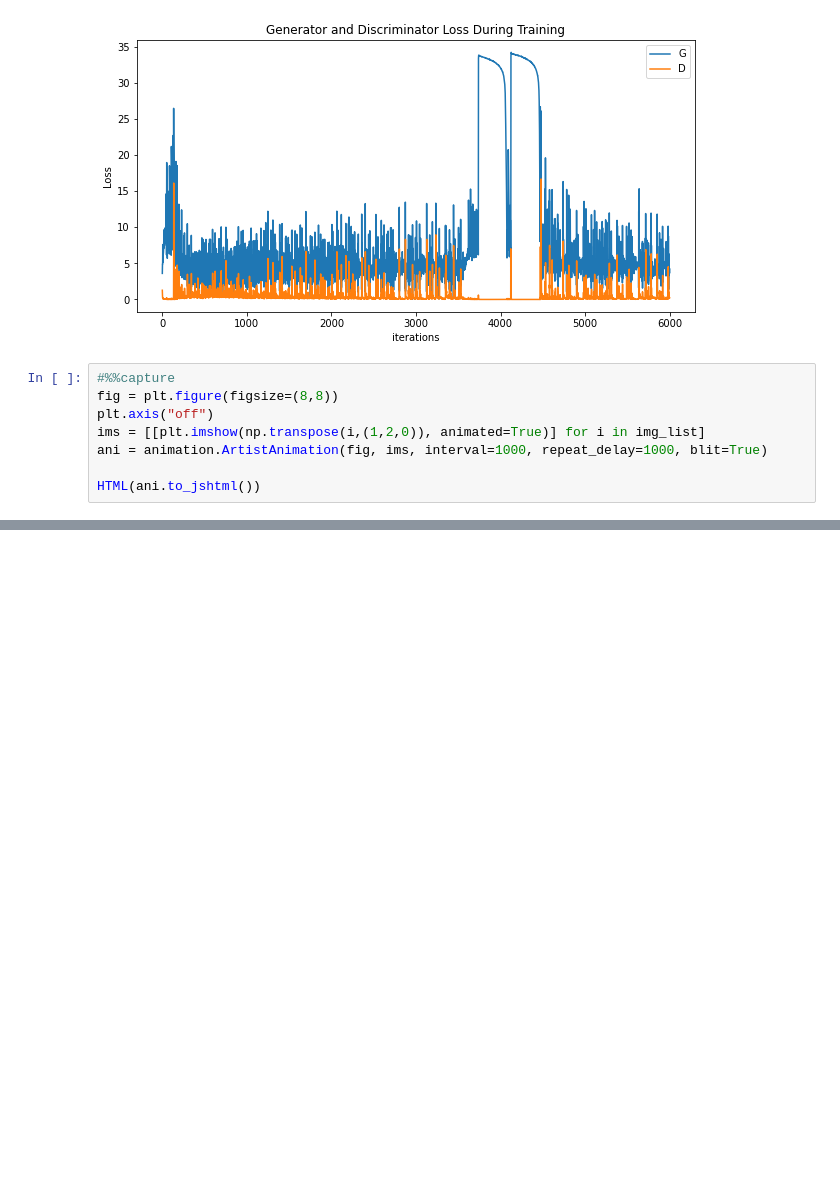
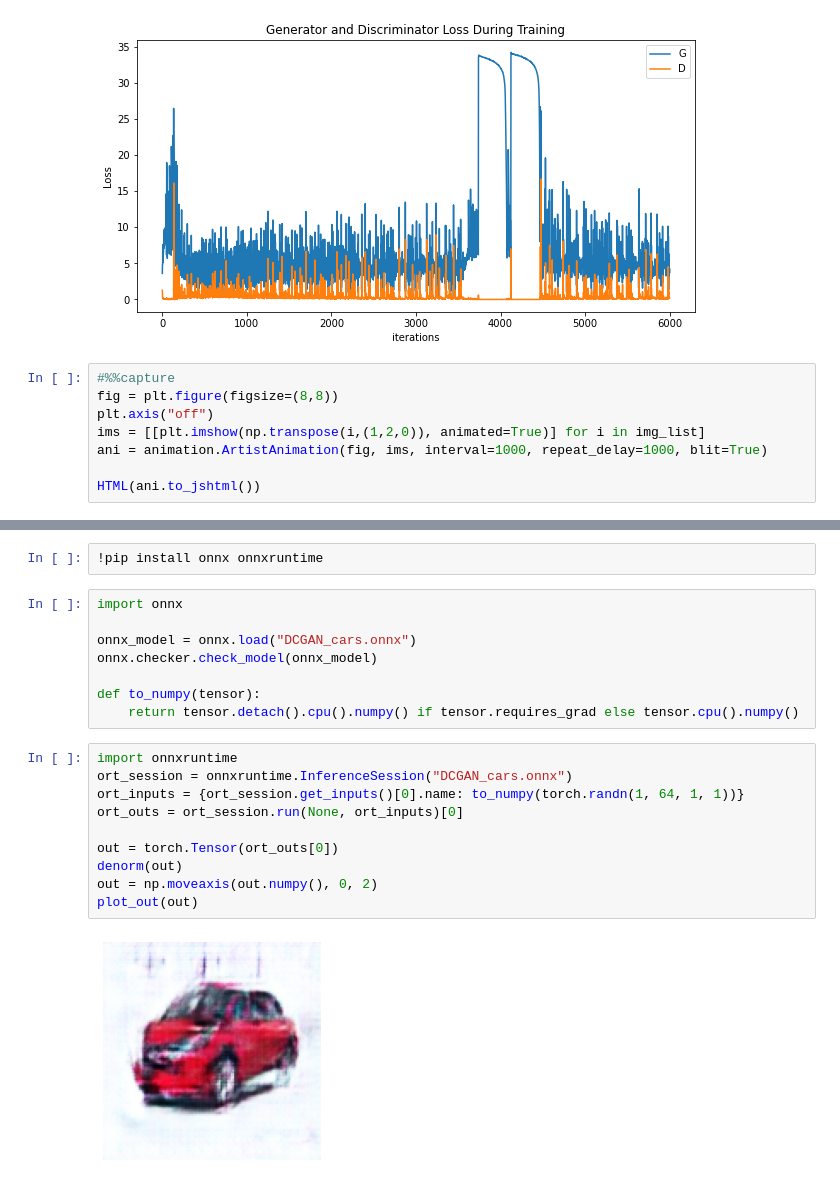
Before and after one commit to eip4-mars/EIP4P2, a Jupyter notebook: Session6/Sess6_Cars_DCGAN.ipynb, the cells around one changed output, grey strips where cells are left out. Drawn from its saved outputs; the diff is of its cells as text; blank space fills up the shorter version.

```diff
--- a/Session6/Sess6_Cars_DCGAN.ipynb
+++ b/Session6/Sess6_Cars_DCGAN.ipynb
@@ -420,0 +437,22 @@ plot_out(out)
+# %%
+!pip install onnx onnxruntime
+# %%
+import onnx
+
+onnx_model = onnx.load("DCGAN_cars.onnx")
+onnx.checker.check_model(onnx_model)
+
+def to_numpy(tensor):
+    return tensor.detach().cpu().numpy() if tensor.requires_grad else tensor.cpu().numpy()
+# %%
+import onnxruntime
+ort_session = onnxruntime.InferenceSession("DCGAN_cars.onnx")
+ort_inputs = {ort_session.get_inputs()[0].name: to_numpy(torch.randn(1, 64, 1, 1))}
+ort_outs = ort_session.run(None, ort_inputs)[0]
+
+out = torch.Tensor(ort_outs[0])
+denorm(out)
+out = np.moveaxis(out.numpy(), 0, 2)
+plot_out(out)
+# %% [output]
+[figure, added]
```
Also changed, not shown: parts of 10 cells of this notebook.
